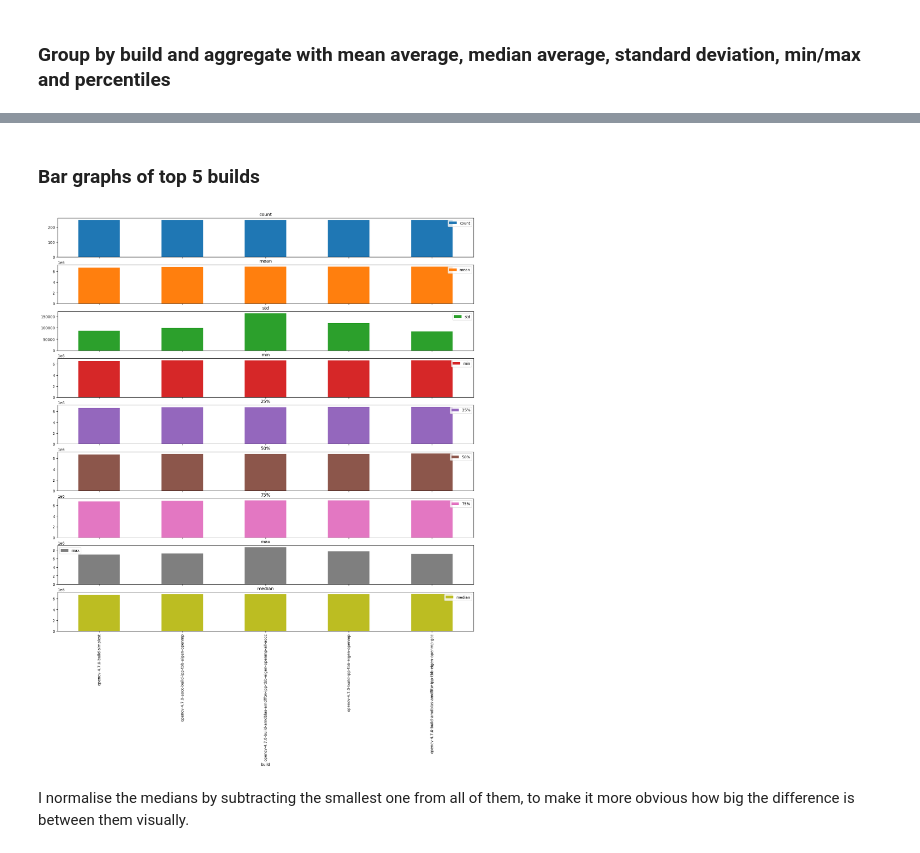
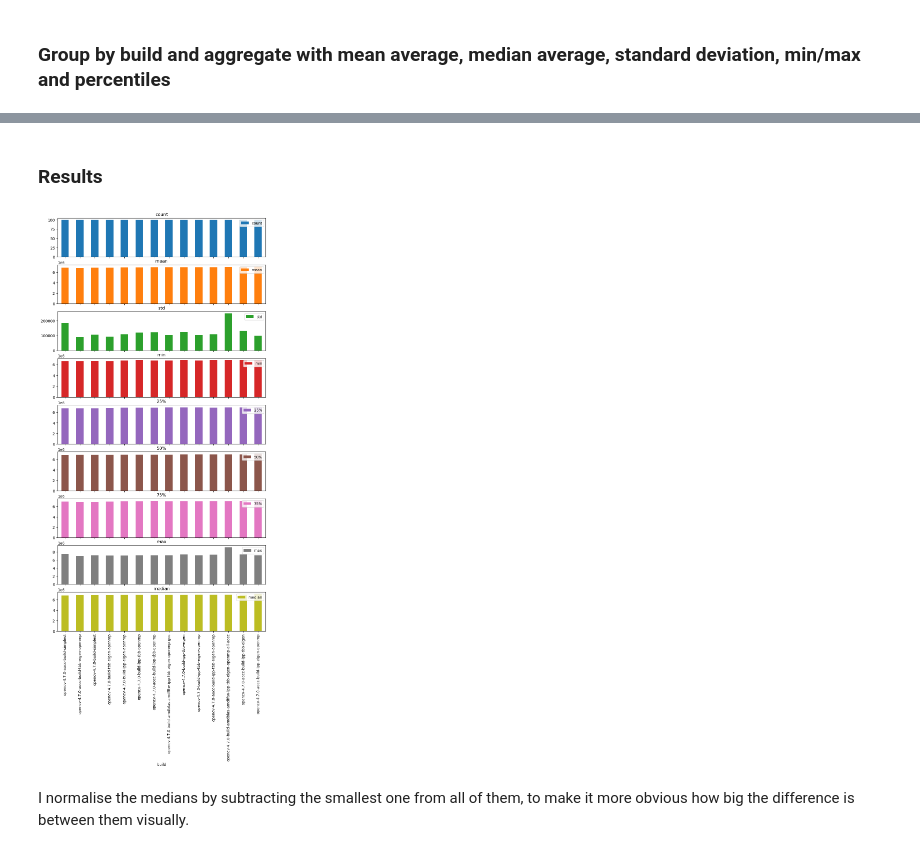
Before and after one commit to iByteABit256/OpenCV-Benchmarking, a Jupyter notebook: benchmark-analysis.ipynb, the cells around one changed output, grey strips where cells are left out. Cells and saved outputs as stored; diff of their text form; code cells hidden in the pictures.

Commit message:
Final results, REAMDE

```diff
--- a/benchmark-analysis.ipynb
+++ b/benchmark-analysis.ipynb
@@ -51,11 +60,11 @@ result
 # %% [markdown]
-### Bar graphs of top 5 builds
+### Results
 # %%
-result = result.head(5)
+#result = result.head(10)
 # %%
-plt = result.plot.bar(subplots=True, figsize=(20,20))
+plt = result.plot.bar(subplots=True, figsize=(10,20))
 # %% [output]
-[figure, old version]
+[figure, new version]
 # %% [markdown]
 I normalise the medians by subtracting the smallest one from all of them, to make it more obvious how big the difference is between them visually.
 # %%
```
Also changed, not shown: parts of 13 cells of this notebook, 11 other files.
